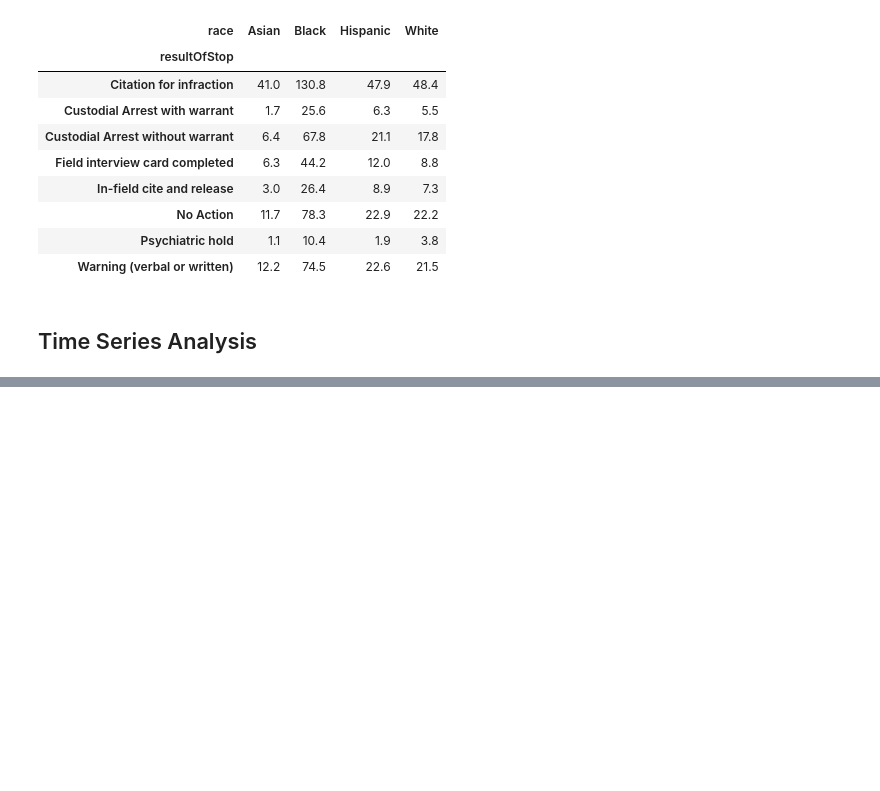
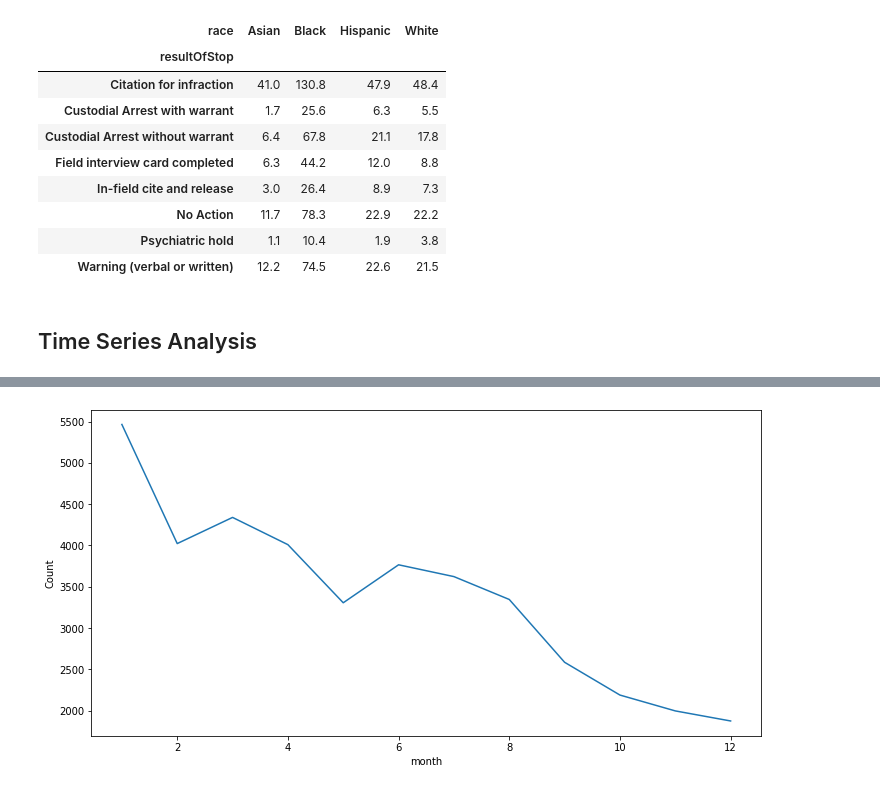
Before and after one commit to tsamba120/Long-Beach-Policing-Analysis, a Jupyter notebook: notebooks/lbpd_eda.ipynb, the cells around one changed output, grey strips where cells are left out. Drawn from its saved outputs; the diff is of its cells as text; code cells hidden in the pictures; blank space fills up the shorter version.

```diff
--- a/notebooks/lbpd_eda.ipynb
+++ b/notebooks/lbpd_eda.ipynb
@@ -287,0 +347,5 @@ cast_res_stop_1000
+# %%
+fig, ax = plt.subplots(figsize=(12,6))
+g = sns.lineplot(x=monthly_count.index, y='Count', data=monthly_count)
+# %% [output]
+[figure, added]
```
Also changed, not shown: parts of 11 cells of this notebook.
